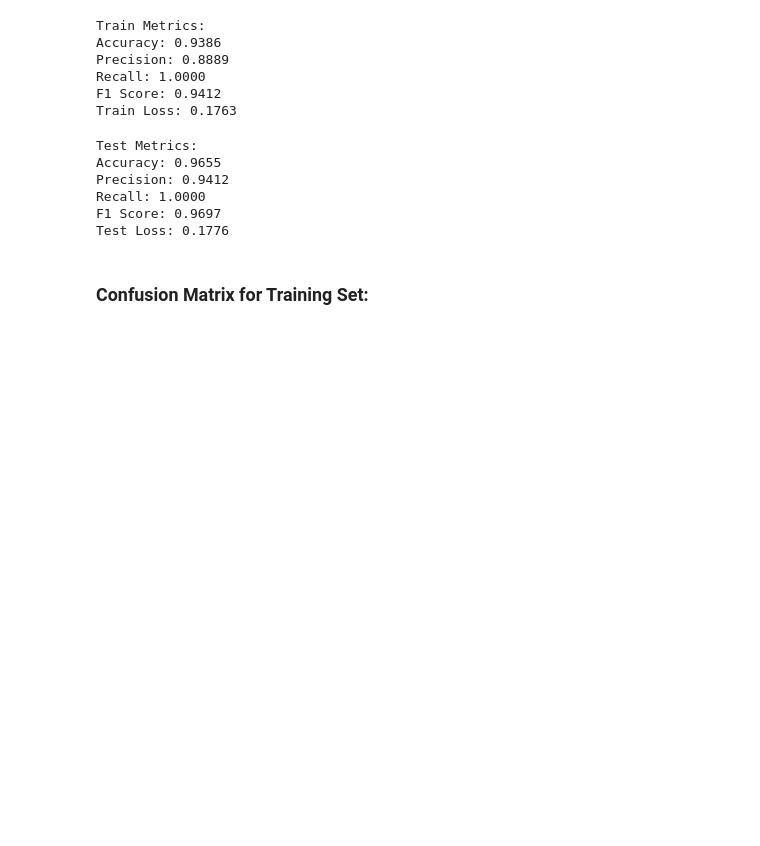
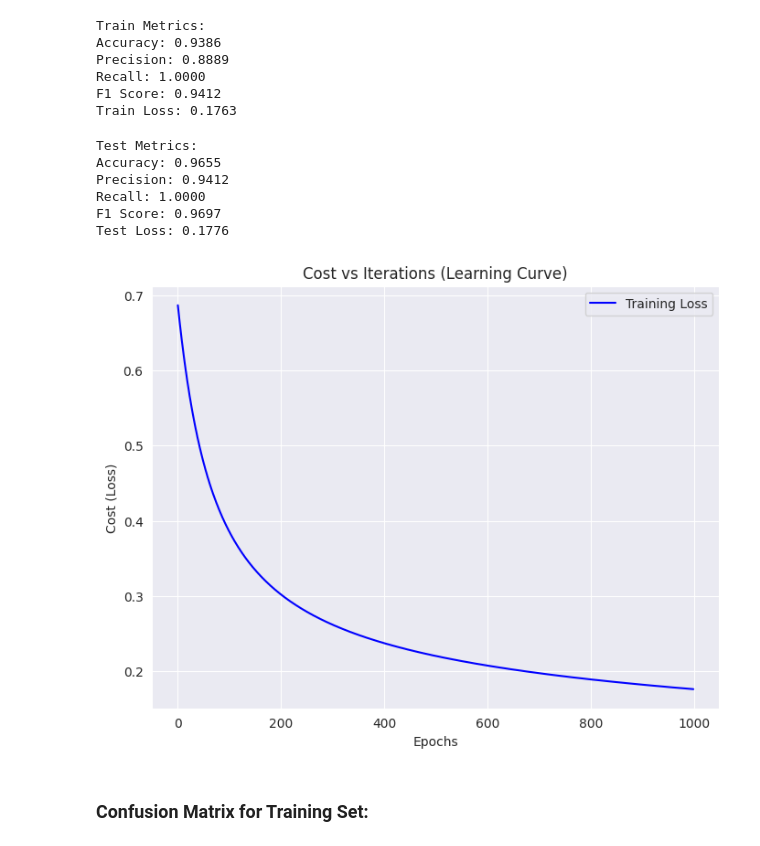
Before and after one commit to Diwash17/5CS037-Final-Portfolio-WHR-2024-, a Jupyter notebook: 2407736_DiwashAdhikari.ipynb, the cells around one changed output. Drawn from its saved outputs; the diff is of its cells as text; code cells hidden in the pictures; blank space fills up the shorter version.

```diff
--- a/2407736_DiwashAdhikari.ipynb
+++ b/2407736_DiwashAdhikari.ipynb
@@ -522,11 +554,13 @@ def gradient_descent(X, y, y_pred):
     db = (1 / n_samples) * np.sum(y_pred - y)
     return dw, db
 # %%
-# Logistic Regression
 def logistic_regression(X, y, lr=0.01, epochs=1000):
     # Initialize weights and bias
     weights = np.zeros(X.shape[1])
     bias = 0
+
+    # List to store the loss at each epoch
+    loss_history = []
 
     # Gradient Descent Loop
     for epoch in range(epochs):
@@ -540,12 +574,15 @@ def logistic_regression(X, y, lr=0.01, epochs=1000):
         weights -= lr * dw
         bias -= lr * db
 
-        # Optionally calculate loss
+        # Calculate and store the loss
+        loss = calculate_loss(X, y, weights, bias)
+        loss_history.append(loss)
+
+        # Optionally print the loss every 100 epochs
         if epoch % 100 == 0:
-            loss = calculate_loss(X, y, weights, bias)
             print(f"Epoch {epoch}: Loss = {loss:.4f}")
 
-    return weights, bias
+    return weights, bias, loss_history
 # %%
 # Prediction Function
 def predict(X, weights, bias):
@@ -571,8 +608,7 @@ def evaluate(y_true, y_pred):
         'F1 Score': f1_score
     }
 # %%
-# Train the Model
-weights, bias = logistic_regression(X_train, y_train, lr=0.01, epochs=1000)
+weights, bias, loss_history = logistic_regression(X_train, y_train, lr=0.01, epochs=1000)
 # %% [output]
 Epoch 0: Loss = 0.6865
 Epoch 100: Loss = 0.3852
@@ -621,6 +657,18 @@ Precision: 0.9412
 Recall: 1.0000
 F1 Score: 0.9697
 Test Loss: 0.1776
+# %%
+# Plot the Loss vs Epochs (Learning Curve)
+plt.figure(figsize=(8, 6))
+plt.plot(loss_history, label="Training Loss", color='blue')
+plt.title('Cost vs Iterations (Learning Curve)')
+plt.xlabel('Epochs')
+plt.ylabel('Cost (Loss)')
+plt.legend()
+plt.grid(True)
+plt.show()
+# %% [output]
+[figure, added]
 # %%
 def plot_confusion_matrix(y_true, y_pred):
     """
```
Also changed, not shown: parts of 75 cells of this notebook.
